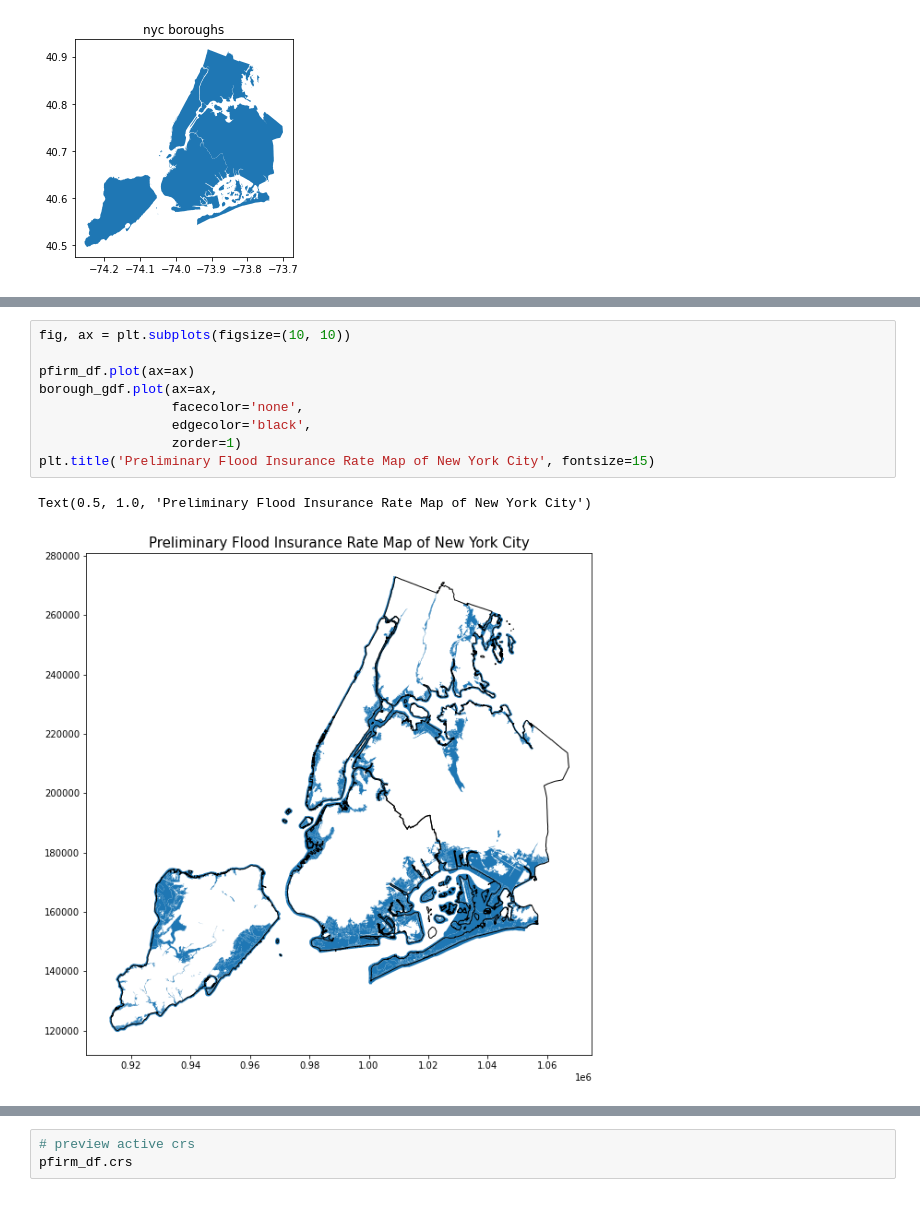
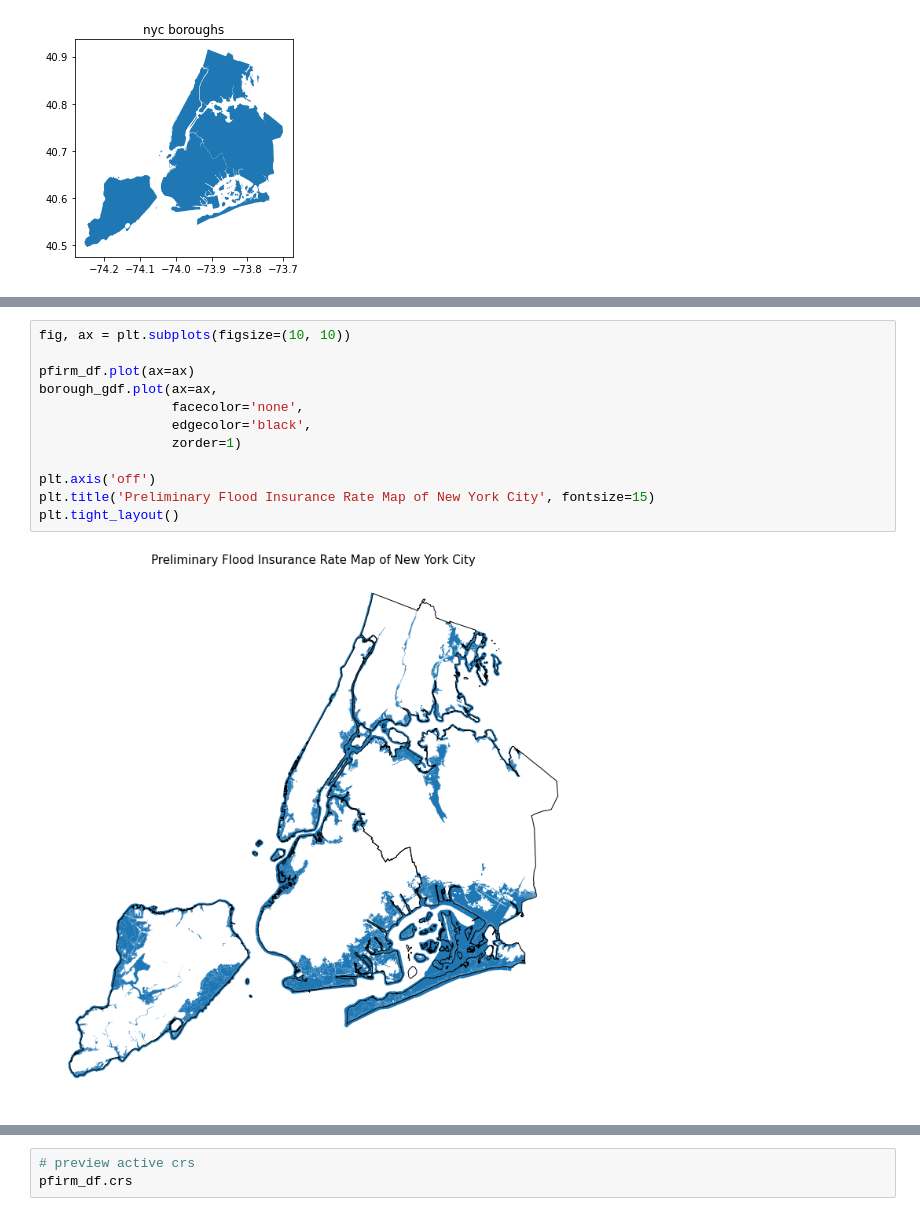
Before and after one commit to mebauer/nyc-floodzone-analysis, a Jupyter notebook: floodzone-pfirm-analysis.ipynb, the cells around one changed output, grey strips where cells are left out. Cells and saved outputs as stored; diff of their text form.

```diff
--- a/floodzone-pfirm-analysis.ipynb
+++ b/floodzone-pfirm-analysis.ipynb
@@ -1136,12 +1187,14 @@ Text(0.5, 1.0, 'nyc boroughs')
 # %%
 fig, ax = plt.subplots(figsize=(10, 10))
 
 pfirm_df.plot(ax=ax)
 borough_gdf.plot(ax=ax,
                  facecolor='none',
                  edgecolor='black',
                  zorder=1)
+
+plt.axis('off')
 plt.title('Preliminary Flood Insurance Rate Map of New York City', fontsize=15)
+plt.tight_layout()
 # %% [output]
-Text(0.5, 1.0, 'Preliminary Flood Insurance Rate Map of New York City')
-[figure, old version]
+[figure, new version]
```
Also changed, not shown: parts of 27 cells of this notebook, 1 other file.
